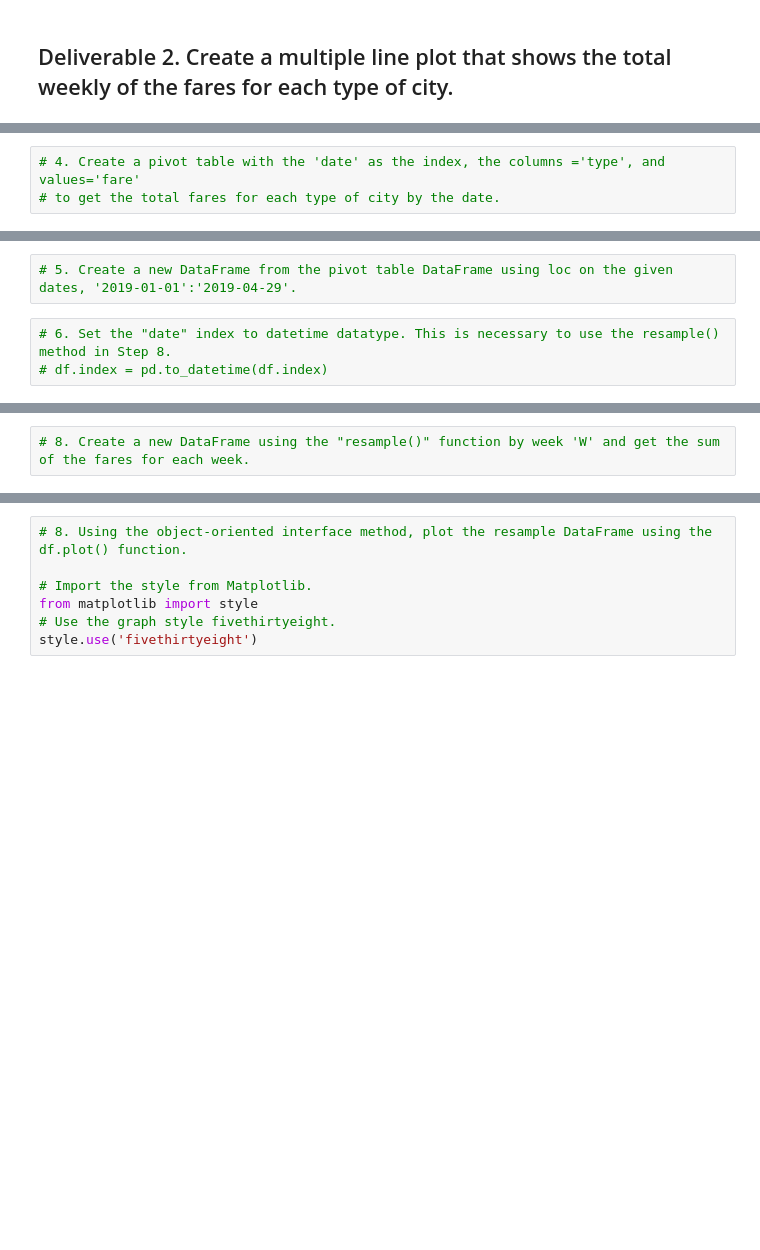
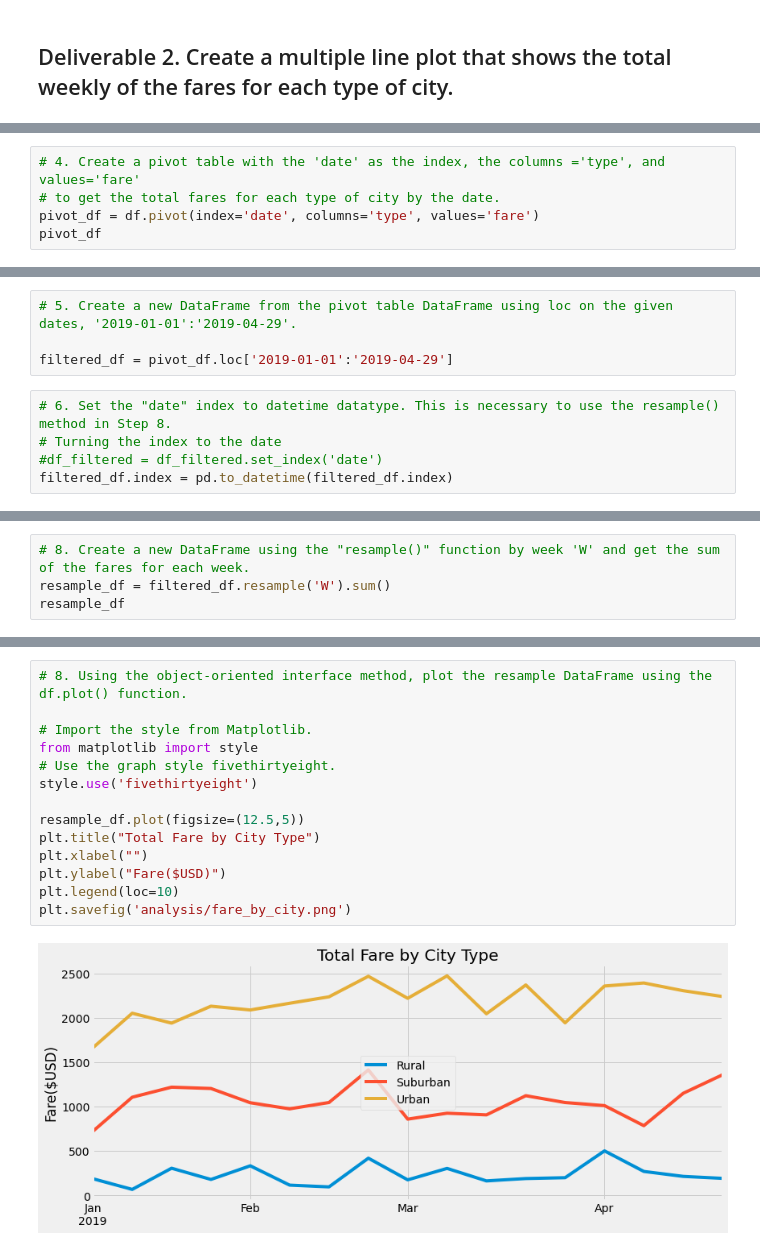
Before and after one commit to DBatterman/PyBer_Analysis, a Jupyter notebook: PyBer_Challenge.ipynb, the cells around one changed output, grey strips where cells are left out. Cells and saved outputs as stored; diff of their text form; blank space fills up the shorter version.

```diff
--- a/PyBer_Challenge.ipynb
+++ b/PyBer_Challenge.ipynb
@@ -87,3 +150,5 @@ pyber_summary_df.index.name = None
 # %%
 # 4. Create a pivot table with the 'date' as the index, the columns ='type', and values='fare'
 # to get the total fares for each type of city by the date.
+pivot_df = df.pivot(index='date', columns='type', values='fare')
+pivot_df
@@ -90,7 +170,11 @@ pyber_summary_df.index.name = None
 # %%
 # 5. Create a new DataFrame from the pivot table DataFrame using loc on the given dates, '2019-01-01':'2019-04-29'.
+
+filtered_df = pivot_df.loc['2019-01-01':'2019-04-29']
 # %%
 # 6. Set the "date" index to datetime datatype. This is necessary to use the resample() method in Step 8.
-# df.index = pd.to_datetime(df.index)
+# Turning the index to the date
+#df_filtered = df_filtered.set_index('date')
+filtered_df.index = pd.to_datetime(filtered_df.index)
 # %%
 # 7. Check that the datatype for the index is datetime using df.info()
@@ -97,2 +193,4 @@ pyber_summary_df.index.name = None
 # %%
 # 8. Create a new DataFrame using the "resample()" function by week 'W' and get the sum of the fares for each week.
+resample_df = filtered_df.resample('W').sum()
+resample_df
@@ -99,7 +217,16 @@ pyber_summary_df.index.name = None
 # %%
 # 8. Using the object-oriented interface method, plot the resample DataFrame using the df.plot() function.
 
 # Import the style from Matplotlib.
 from matplotlib import style
 # Use the graph style fivethirtyeight.
 style.use('fivethirtyeight')
+
+resample_df.plot(figsize=(12.5,5))
+plt.title("Total Fare by City Type")
+plt.xlabel("")
+plt.ylabel("Fare($USD)")
+plt.legend(loc=10)
+plt.savefig('analysis/fare_by_city.png')
+# %% [output]
+[figure, added]
```
Also changed, not shown: parts of 14 cells of this notebook, 1 other file.
